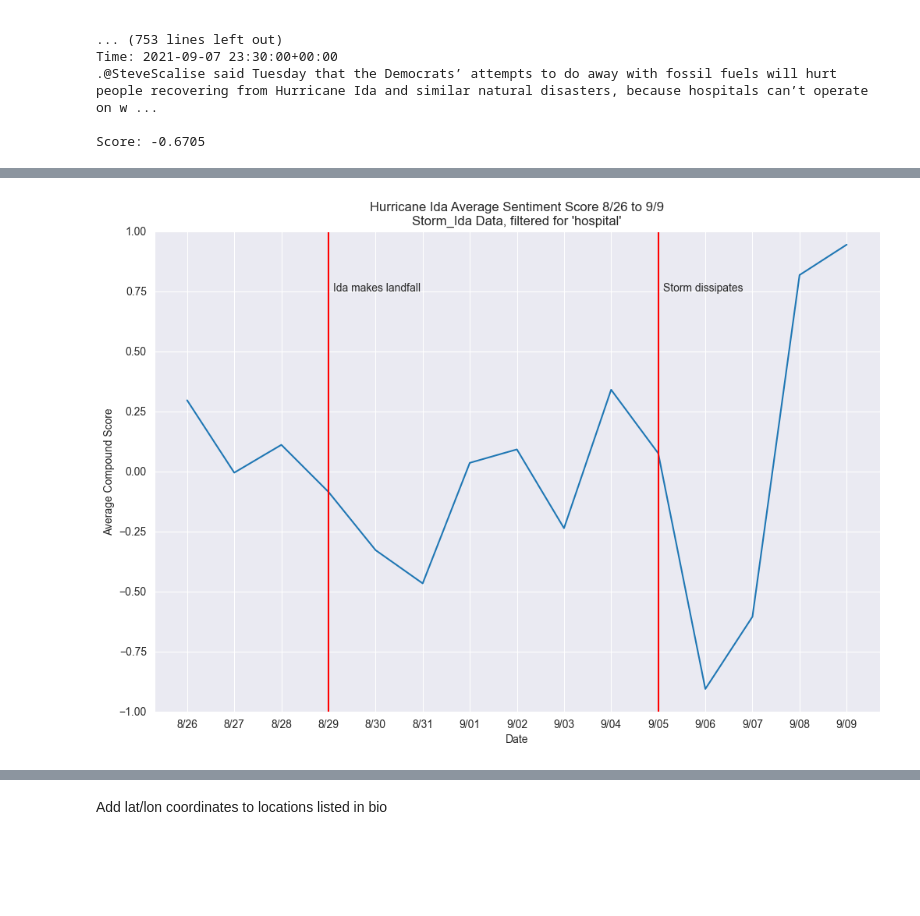
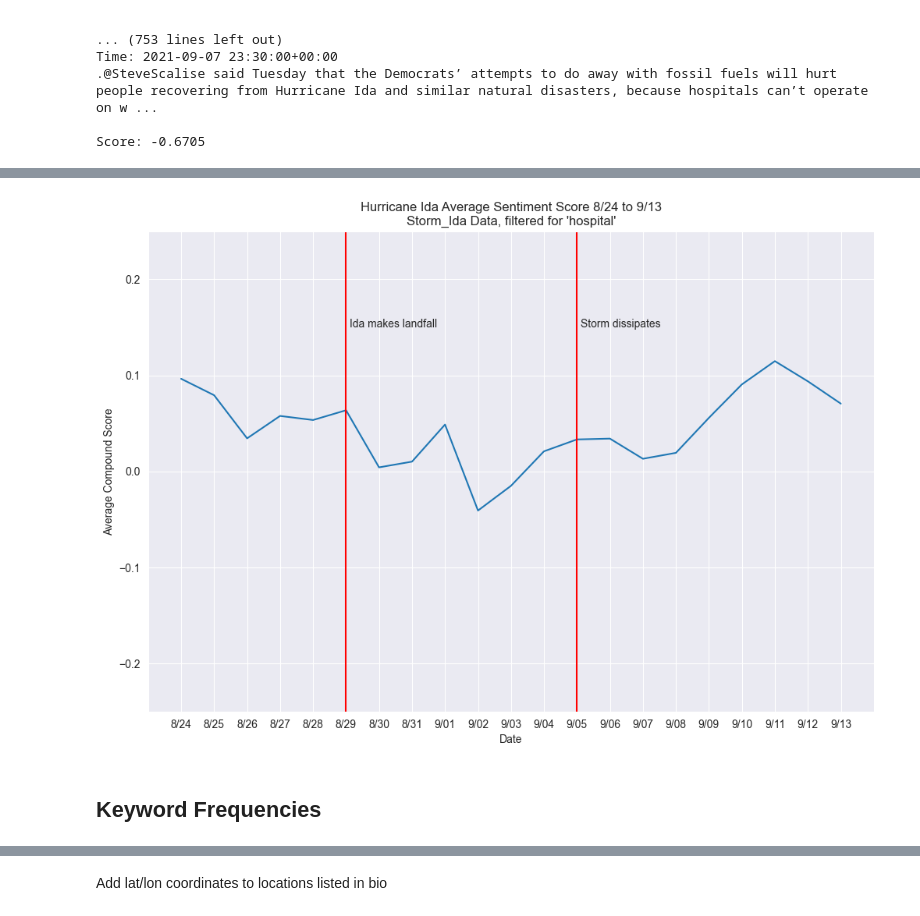
Before and after one commit to eli4278/hurricane_twitter, a Jupyter notebook: ida_analysis.ipynb, the cells around one changed output, grey strips where cells are left out. Drawn from its saved outputs; the diff is of its cells as text; code cells hidden in the pictures; blank space fills up the shorter version.

```diff
--- a/ida_analysis.ipynb
+++ b/ida_analysis.ipynb
@@ -552,17 +583,17 @@ During-hurricane:
 Post-hurricane:
  [('hospital', 1.0), ('storm', 0.5990566037735849), ('Hurricane Ida', 0.589622641509434), ('Louisiana', 0.3018867924528302), ('patient', 0.2971698113207547), ('Ida', 0.2783018867924528), ('COVID', 0.2 ...
 # %%
-hospital_status['text'] = hospital_status['text'].apply(lambda x: remove_urls(str(x)))
-hospital_status = hospital_status.drop_duplicates(subset=['text'])
+# hospital_status['text'] = hospital_status['text'].apply(lambda x: remove_urls(str(x)))
+# hospital_status = hospital_status.drop_duplicates(subset=['text'])
 
 scores = pd.DataFrame()
+scores['user'] = hospital_status['user']
 scores['time'] = hospital_status['time']
-scores['tweets'] = hospital_status['text']
+scores['tweet'] = hospital_status['text']
 neg = []
 neu = []
 pos = []
 compound = []
-
 analyzer = SentimentIntensityAnalyzer()
 
 for sentence in hospital_status['text']:
@@ -576,5 +607,5 @@ scores['neg'] = neg
 scores['neu'] = neu
 scores['pos'] = pos
 scores['compound'] = compound
-scores
+scores.head()
 # %% [output]
@@ -639,15 +657,21 @@ Score: -0.6705
 # %%
-start_date = datetime.datetime(2021, 8, 26)
-end_date = datetime.datetime(2021, 9, 9)
+start_date = datetime.datetime(2021, 8, 24)
+end_date = datetime.datetime(2021, 9, 13)
 delta = datetime.timedelta(days=1)
 
-avg_sentiment = []
-scores_sub['time'] = pd.to_datetime(scores_sub['time'])
+hospital_count = []
+hospital_sentiment = []
 
 while start_date <= end_date:
     sub = scores[scores['time'].dt.date.astype('str') == start_date.strftime('%Y-%m-%d')]
     if len(sub) == 0:
-        avg_sentiment.append(0)
+        hospital_count.append(0)
+        hospital_sentiment.append(0)
     else:
-        avg_sentiment.append(statistics.mean(sub['compound']))
+        hospital_count.append(len(sub))
+        hospital_sentiment.append(statistics.mean(sub['compound']))
     start_date += delta
+
+print(hospital_count)
+print(hospital_sentiment)
+print(pd.Series(hospital_sentiment).describe())
@@ -672,21 +690,23 @@ avg_sentiment
 # %%
 plt.figure(figsize=(12,8))
 plt.plot(avg_sentiment)
-dates = pd.date_range(start='08/26/2021', end='09/09/2021')
+dates = pd.date_range(start='08/24/2021', end='09/13/2021')
 formatted_dates = dates.strftime('%m/%d')
 formatted_dates = [x[1:] for x in formatted_dates]
-plt.xticks(np.arange(0, len(avg_sentiment)), formatted_dates)
-plt.ylim([-1, 1])
-plt.axvline(x=3, color='red')
-plt.text(3.1,0.75,'Ida makes landfall')
-plt.axvline(x=10, color='red')
-plt.text(10.1,0.75,'Storm dissipates')
+plt.xticks(np.arange(0, len(hospital_sentiment)), formatted_dates)
+plt.ylim([-.25, .25])
+plt.axvline(x=5, color='red')
+plt.text(5.1,0.15,'Ida makes landfall')
+plt.axvline(x=12, color='red')
+plt.text(12.1,0.15,'Storm dissipates')
 plt.xlabel('Date')
 plt.ylabel('Average Compound Score')
-plt.title('Hurricane Ida Average Sentiment Score 8/26 to 9/9\nStorm_Ida Data, filtered for \'hospital\'')
+plt.title('Hurricane Ida Average Sentiment Score 8/24 to 9/13\nStorm_Ida Data, filtered for \'hospital\'')
 plt.show()
 # %% [output]
-[figure, old version]
+[figure, new version]
+# %% [markdown]
+## Keyword Frequencies
 # %%
 start_date = datetime.date(2021, 8, 24)
 end_date = datetime.date(2021, 9, 13)
```
Also changed, not shown: parts of 63 cells of this notebook.
